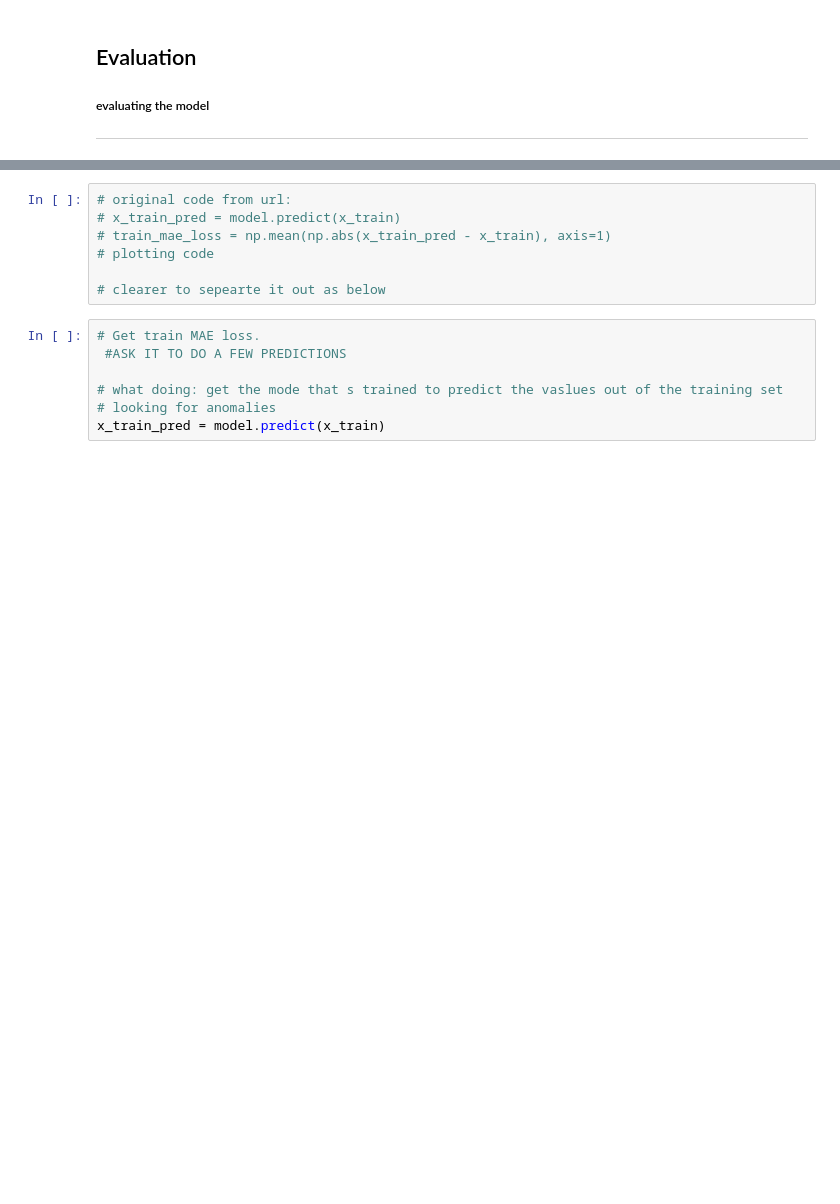
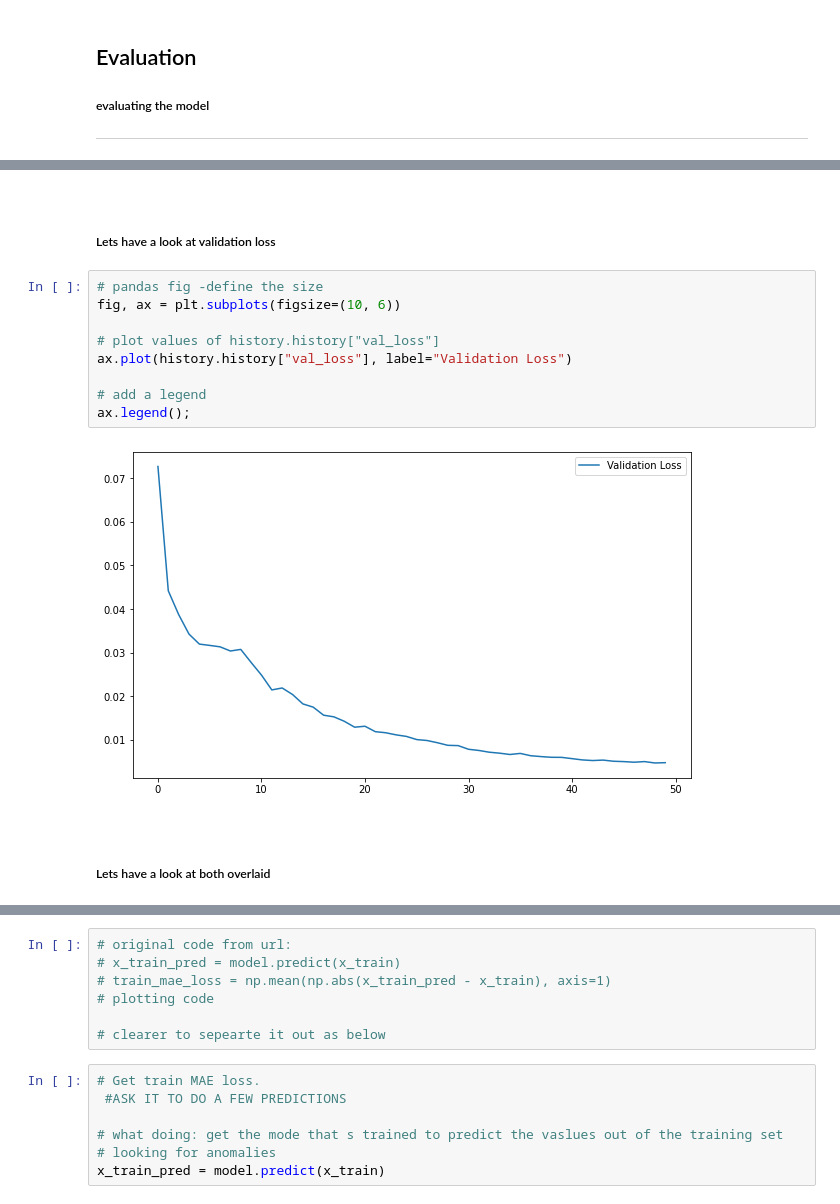
Before and after one commit to doodymack/Machine_Learn_Stats-Assessment, a Jupyter notebook: Time Series Anomaly Detection-Keras/05-evaluation.ipynb, the cells around one changed output, grey strips where cells are left out. Cells and saved outputs as stored; diff of their text form; blank space fills up the shorter version.

```diff
--- a/Time Series Anomaly Detection-Keras/05-evaluation.ipynb
+++ b/Time Series Anomaly Detection-Keras/05-evaluation.ipynb
@@ -1413,3 +1581,22 @@ history.history["val_loss"]
+# %% [markdown]
+<br>
+
+#####  Lets have a look at validation loss
+# %%
+# pandas fig -define the size
+fig, ax = plt.subplots(figsize=(10, 6))
+
+# plot values of history.history["val_loss"]
+ax.plot(history.history["val_loss"], label="Validation Loss")
+
+# add a legend
+ax.legend();
+# %% [output]
+[figure, added]
+# %% [markdown]
+<br>
+
+#####  Lets have a look at both overlaid
 # %%
 # pandas fig -define the size
 fig, ax = plt.subplots(figsize=(10, 6))
```
Also changed, not shown: parts of 70 cells of this notebook.
